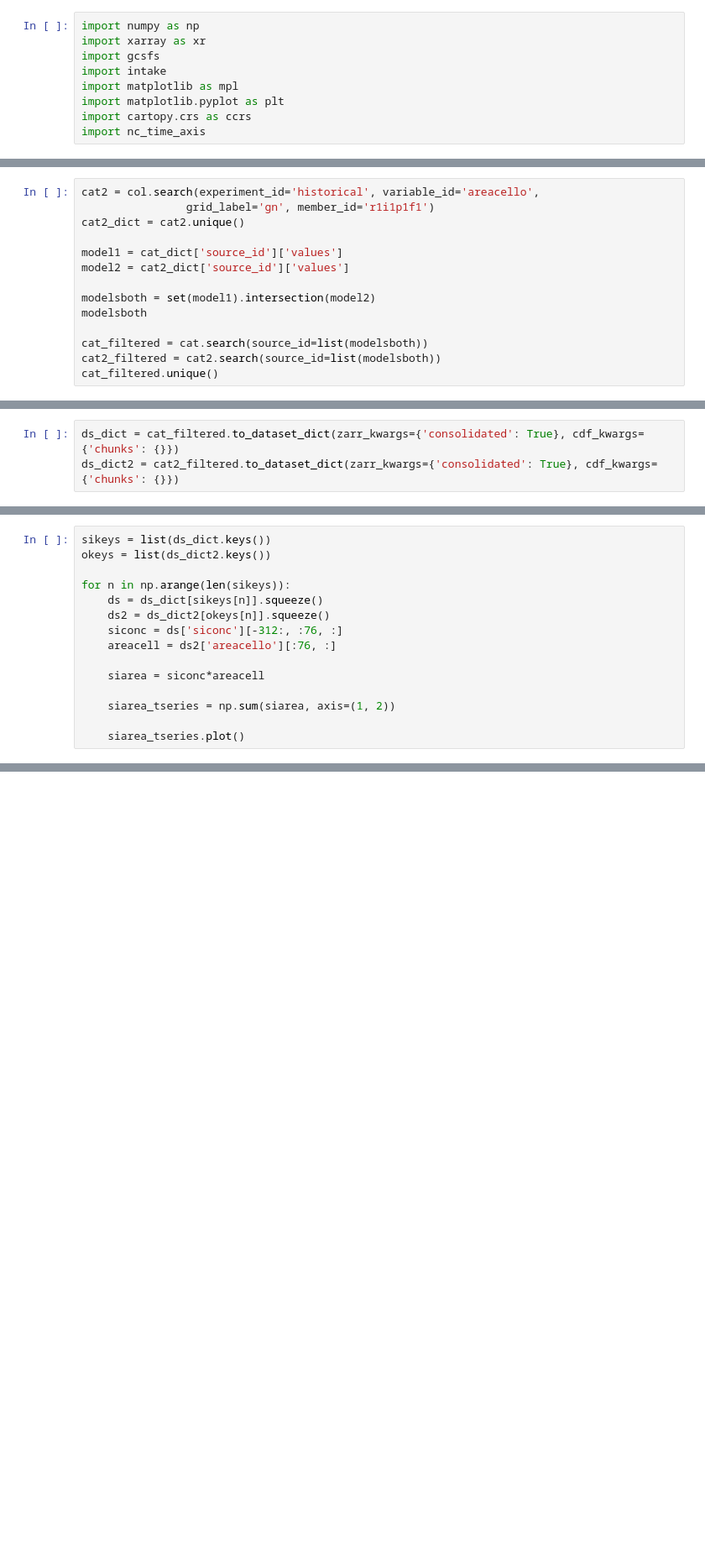
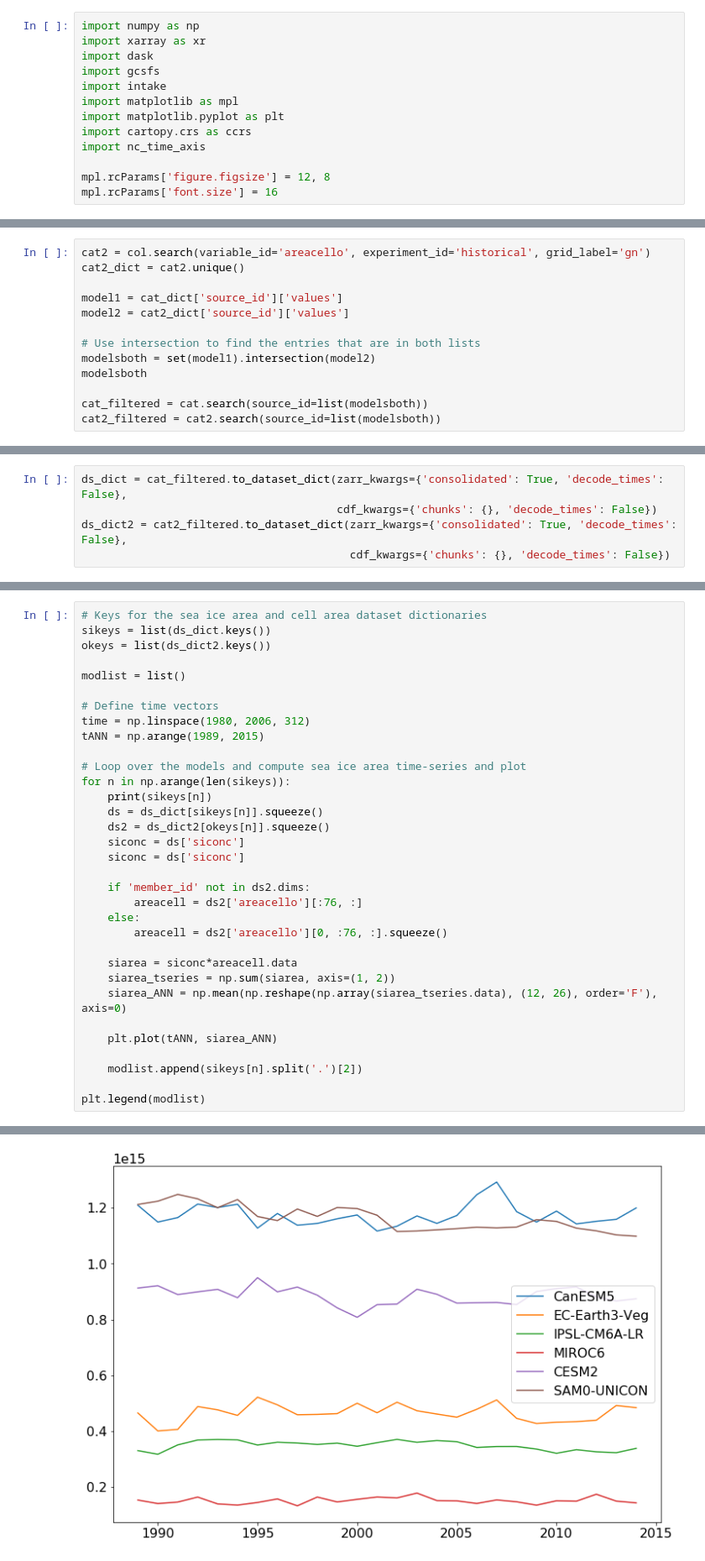
Before and after one commit to s-ragen/cmip6hack-so-project, a Jupyter notebook: notebooks/sitseries.ipynb, the cells around one changed output, grey strips where cells are left out. Shown at 84% size. Drawn from its saved outputs; the diff is of its cells as text; blank space fills up the shorter version.

```diff
--- a/notebooks/sitseries.ipynb
+++ b/notebooks/sitseries.ipynb
@@ -1,12 +1,16 @@
 # %%
 import numpy as np
 import xarray as xr
+import dask
 import gcsfs
 import intake
 import matplotlib as mpl
 import matplotlib.pyplot as plt
 import cartopy.crs as ccrs
 import nc_time_axis
+
+mpl.rcParams['figure.figsize'] = 12, 8
+mpl.rcParams['font.size'] = 16
 # %%
 url = "https://raw.githubusercontent.com/andrewpauling/cmip6hack-so-project/master/catalogs/pangeo-cmip6.json"
 col = intake.open_esm_datastore(url)
@@ -26,14 +32,13 @@ cat_dict = cat.unique()
 # %%
-cat2 = col.search(experiment_id='historical', variable_id='areacello',
-                grid_label='gn', member_id='r1i1p1f1')
+cat2 = col.search(variable_id='areacello', experiment_id='historical', grid_label='gn')
 cat2_dict = cat2.unique()
 
 model1 = cat_dict['source_id']['values']
 model2 = cat2_dict['source_id']['values']
 
+# Use intersection to find the entries that are in both lists
 modelsboth = set(model1).intersection(model2)
 modelsboth
 
 cat_filtered = cat.search(source_id=list(modelsboth))
 cat2_filtered = cat2.search(source_id=list(modelsboth))
-cat_filtered.unique()
@@ -58,6 +47,8 @@ cat_filtered.unique()
 # %%
-ds_dict = cat_filtered.to_dataset_dict(zarr_kwargs={'consolidated': True}, cdf_kwargs={'chunks': {}})
-ds_dict2 = cat2_filtered.to_dataset_dict(zarr_kwargs={'consolidated': True}, cdf_kwargs={'chunks': {}})
+ds_dict = cat_filtered.to_dataset_dict(zarr_kwargs={'consolidated': True, 'decode_times': False},
+                                       cdf_kwargs={'chunks': {}, 'decode_times': False})
+ds_dict2 = cat2_filtered.to_dataset_dict(zarr_kwargs={'consolidated': True, 'decode_times': False},
+                                         cdf_kwargs={'chunks': {}, 'decode_times': False})
 # %% [output]
 --> The keys in the returned dictionary of datasets are constructed as follows:
         'activity_id.institution_id.source_id.experiment_id.table_id.grid_label'
@@ -75,16 +63,34 @@ dict_keys(['CMIP.CCCma.CanESM5.historical.Ofx.gn', 'CMIP.EC-Earth-Consortium.EC-
 # %%
+# Keys for the sea ice area and cell area dataset dictionaries
 sikeys = list(ds_dict.keys())
 okeys = list(ds_dict2.keys())
 
+modlist = list()
+
+# Define time vectors
+time = np.linspace(1980, 2006, 312)
+tANN = np.arange(1989, 2015)
+
+# Loop over the models and compute sea ice area time-series and plot
 for n in np.arange(len(sikeys)):
+    print(sikeys[n])
     ds = ds_dict[sikeys[n]].squeeze()
     ds2 = ds_dict2[okeys[n]].squeeze()
-    siconc = ds['siconc'][-312:, :76, :]
-    areacell = ds2['areacello'][:76, :]
+    siconc = ds['siconc']
+    siconc = ds['siconc']
 
-    siarea = siconc*areacell
+    if 'member_id' not in ds2.dims:
+        areacell = ds2['areacello'][:76, :]
+    else:
+        areacell = ds2['areacello'][0, :76, :].squeeze()
 
+    siarea = siconc*areacell.data
     siarea_tseries = np.sum(siarea, axis=(1, 2))
+    siarea_ANN = np.mean(np.reshape(np.array(siarea_tseries.data), (12, 26), order='F'), axis=0)
 
-    siarea_tseries.plot()
+    plt.plot(tANN, siarea_ANN)
+
+    modlist.append(sikeys[n].split('.')[2])
+
+plt.legend(modlist)
 # %% [output]
@@ -98,0 +104 @@ ValueError: view limit minimum -40978.65 is less than 1 and is an invalid Matplo
+[figure, added]
```
Also changed, not shown: parts of 9 cells of this notebook, 2 other files.
